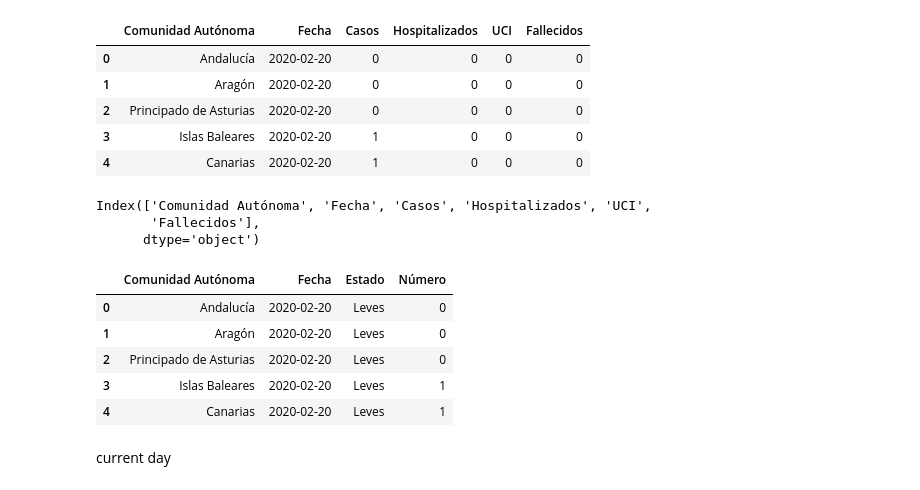
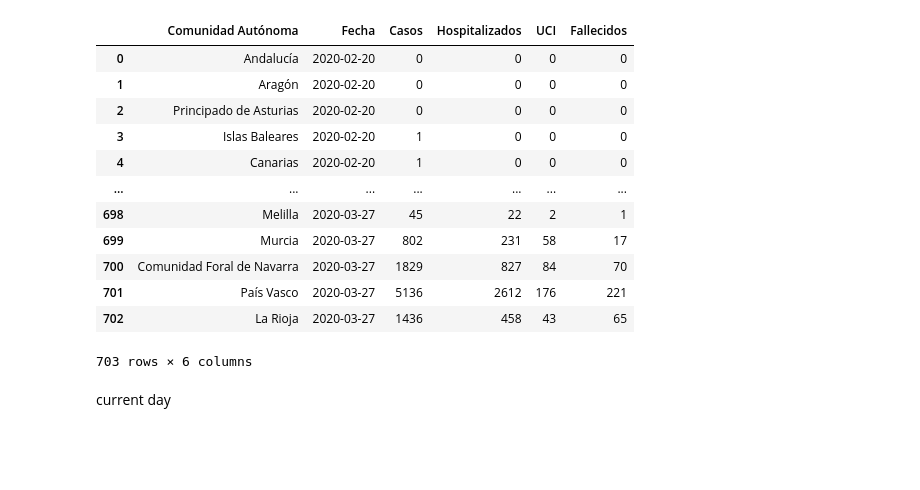
Before and after one commit to AMSUFV/covid_visualization, a Jupyter notebook: notebooks/scratch.ipynb, the cells around one changed output. Drawn from its saved outputs; the diff is of its cells as text; code cells hidden in the pictures; blank space fills up the shorter version.

```diff
--- a/notebooks/scratch.ipynb
+++ b/notebooks/scratch.ipynb
@@ -8,20 +8,5 @@ import holoviews as hv
 from holoviews import opts
 hv.extension('bokeh')
 # %%
-df = get_data(url)
-df = preprocess(df)
+complete_df = get_data(url)
+complete_df = preprocess(df)
-# %%
-df.head()
-# %% [output]
-|  | Comunidad Autónoma | Fecha | Casos | Hospitalizados | UCI | Fallecidos |
-| 0 | Andalucía | 2020-02-20 | 0 | 0 | 0 | 0 |
-| 1 | Aragón | 2020-02-20 | 0 | 0 | 0 | 0 |
-| 2 | Principado de Asturias | 2020-02-20 | 0 | 0 | 0 | 0 |
-| 3 | Islas Baleares | 2020-02-20 | 1 | 0 | 0 | 0 |
-| 4 | Canarias | 2020-02-20 | 1 | 0 | 0 | 0 |
-# %%
-df.columns
-# %% [output]
-Index(['Comunidad Autónoma', 'Fecha', 'Casos', 'Hospitalizados', 'UCI',
-       'Fallecidos'],
-      dtype='object')
@@ -33,9 +13,16 @@ df = pd.melt(df, id_vars=df.columns[:2], var_name='Estado', value_name='Número'
-# %%
-df.head()
-# %% [output]
-|  | Comunidad Autónoma | Fecha | Estado | Número |
-| 0 | Andalucía | 2020-02-20 | Leves | 0 |
-| 1 | Aragón | 2020-02-20 | Leves | 0 |
-| 2 | Principado de Asturias | 2020-02-20 | Leves | 0 |
-| 3 | Islas Baleares | 2020-02-20 | Leves | 1 |
-| 4 | Canarias | 2020-02-20 | Leves | 1 |
+# %%
+complete_df
+# %% [output]
+|  | Comunidad Autónoma | Fecha | Casos | Hospitalizados | UCI | Fallecidos |
+| 0 | Andalucía | 2020-02-20 | 0 | 0 | 0 | 0 |
+| 1 | Aragón | 2020-02-20 | 0 | 0 | 0 | 0 |
+| 2 | Principado de Asturias | 2020-02-20 | 0 | 0 | 0 | 0 |
+| 3 | Islas Baleares | 2020-02-20 | 1 | 0 | 0 | 0 |
+| 4 | Canarias | 2020-02-20 | 1 | 0 | 0 | 0 |
+| ... | ... | ... | ... | ... | ... | ... |
+| 698 | Melilla | 2020-03-27 | 45 | 22 | 2 | 1 |
+| 699 | Murcia | 2020-03-27 | 802 | 231 | 58 | 17 |
+| 700 | Comunidad Foral de Navarra | 2020-03-27 | 1829 | 827 | 84 | 70 |
+| 701 | País Vasco | 2020-03-27 | 5136 | 2612 | 176 | 221 |
+| 702 | La Rioja | 2020-03-27 | 1436 | 458 | 43 | 65 |
+703 rows × 6 columns
```
Also changed, not shown: parts of 13 cells of this notebook.
